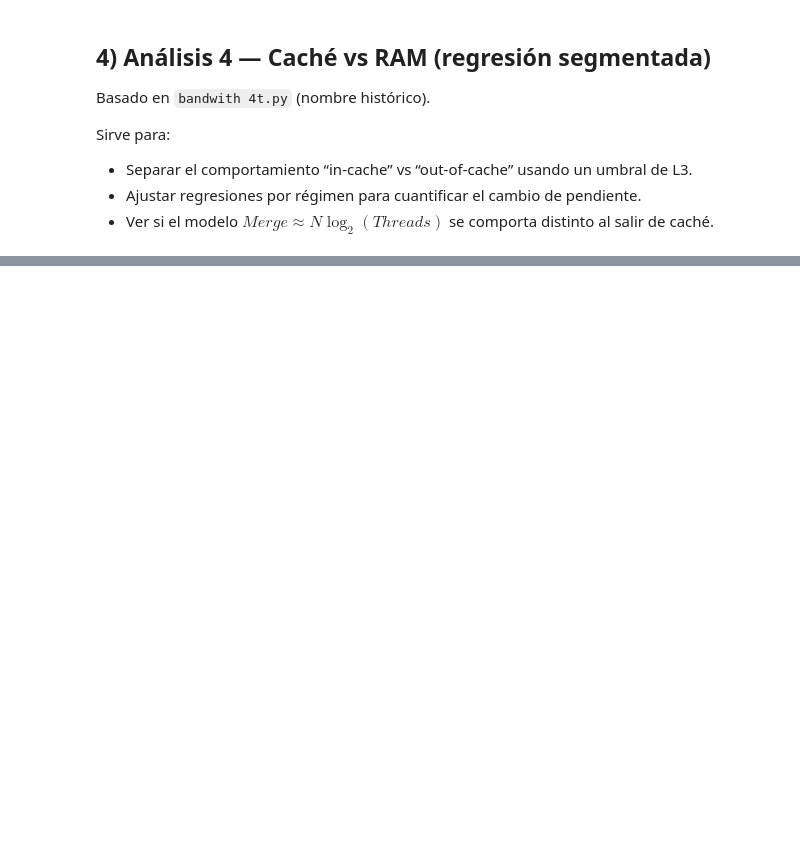
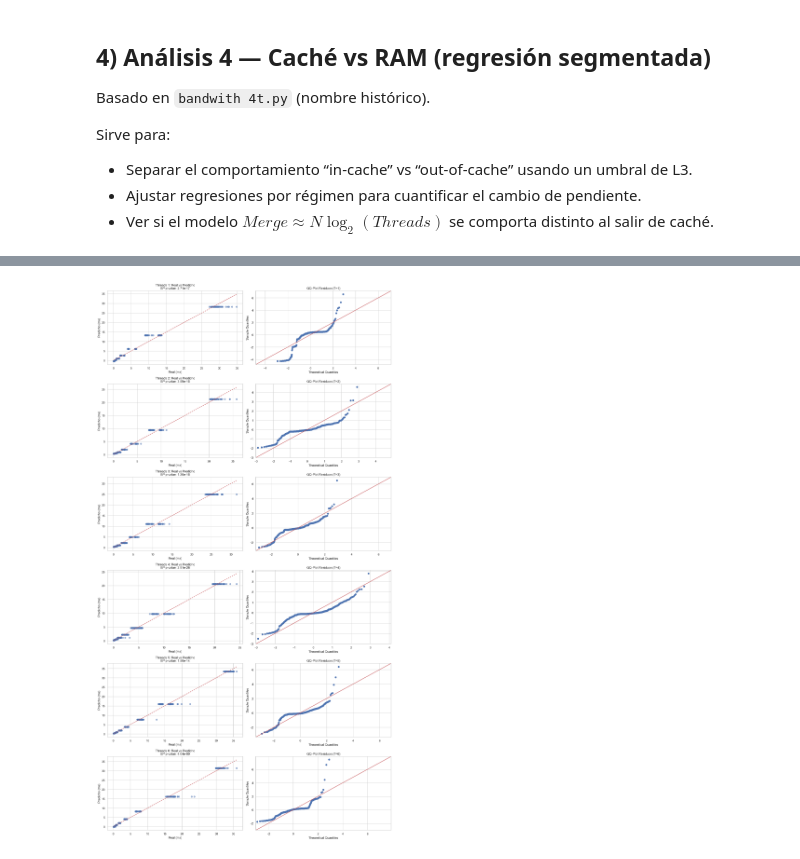
Before and after one commit to BenrriXWorks/TrabajoEstadisticas, a Jupyter notebook: notebook.ipynb, the cells around one changed output, grey strips where cells are left out. Cells and saved outputs as stored; diff of their text form; code cells hidden in the pictures; blank space fills up the shorter version.

```diff
--- a/notebook.ipynb
+++ b/notebook.ipynb
@@ -609,0 +860,56 @@ R-squared: 0.9102
+# %%
+from statsmodels.stats.diagnostic import het_breuschpagan
+
+def analisis_riguroso_heterocedasticidad(df_granular):
+    # 1. Filtro estricto solicitado: 10^4 < n < 8.000.000
+    df = df_granular[(df_granular['Threads'] > 0) &
+                     (df_granular['InputSize'] > 10000) &
+                     (df_granular['InputSize'] < 8000000)].copy()
+
+    threads = sorted(df['Threads'].unique())
+    fig, axes = plt.subplots(len(threads), 2, figsize=(16, 5 * len(threads)))
+
+    resultados_test = []
+
+    for i, k in enumerate(threads):
+        df_k = df[df['Threads'] == k].copy()
+        n = df_k['InputSize']
+
+        # Predictores del modelo M4 (Lineales)
+        df_k['X_sort'] = (n / k) * np.log2(n / k)
+        df_k['X_merge'] = (n / k) * np.log2(k) if k > 1 else 0
+
+        y = df_k['TotalTime']
+        predictores = ['X_sort', 'X_merge'] if k > 1 else ['X_sort']
+        X = sm.add_constant(df_k[predictores])
+
+        # Ajuste OLS
+        res = sm.OLS(y, X).fit()
+
+        # --- PRUEBA DE BREUSCH-PAGAN ---
+        _, p_value, _, _ = het_breuschpagan(res.resid, X)
+
+        # --- GRÁFICO 1: Real vs Predicho (Escala Lineal) ---
+        ax_reg = axes[i, 0]
+        y_pred = res.predict(X)
+        ax_reg.scatter(y, y_pred, alpha=0.5, label=f'T={k}')
+        ax_reg.plot([y.min(), y.max()], [y.min(), y.max()], 'r--')
+        ax_reg.set_title(f"Threads {k}: Real vs Predicho\nBP p-value: {p_value:.2e}")
+        ax_reg.set_xlabel("Real (ms)")
+        ax_reg.set_ylabel("Predicho (ms)")
+
+        # --- GRÁFICO 2: QQ-Plot de Residuos ---
+        ax_qq = axes[i, 1]
+        sm.qqplot(res.resid, line='45', ax=ax_qq)
+        ax_qq.set_title(f"QQ-Plot Residuos (T={k})")
+
+        resultados_test.append({'Threads': k, 'BP_p_value': p_value, 'R2': res.rsquared})
+
+    plt.tight_layout()
+    plt.show()
+    return pd.DataFrame(resultados_test)
+
+# Ejecución
+df_bp = analisis_riguroso_heterocedasticidad(df_granular)
+# %% [output]
+[figure, added]
```
Also changed, not shown: parts of 15 cells of this notebook, 4 other files.
